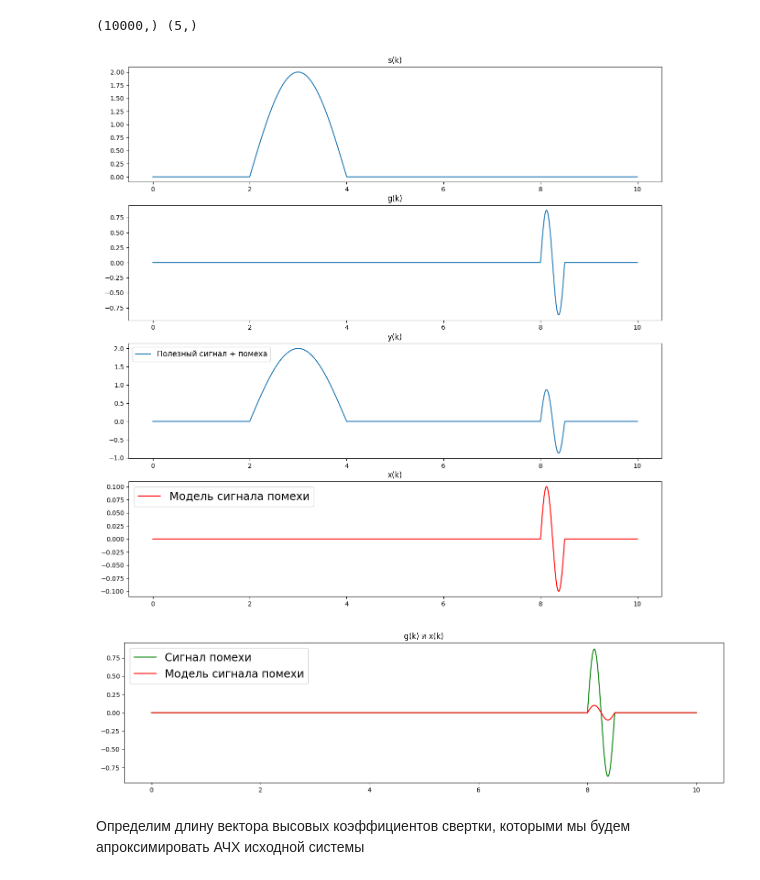
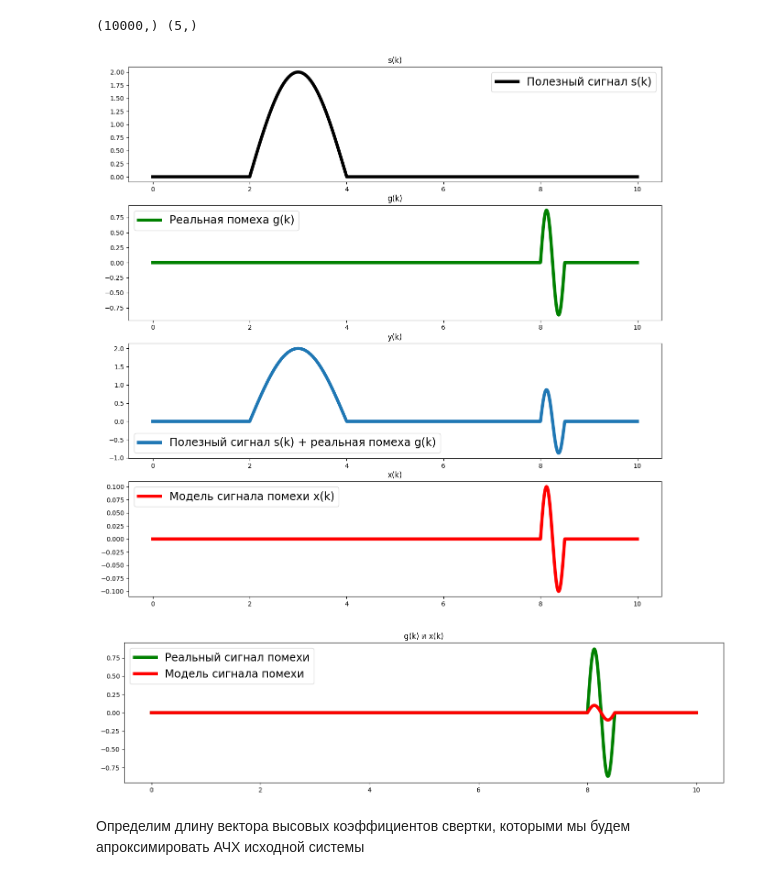
Before and after one commit to dd114/Adaptive-filter-1, a Jupyter notebook: Synthetic-signals3.ipynb, the cells around one changed output. Cells and saved outputs as stored; diff of their text form; code cells hidden in the pictures.

```diff
--- a/Synthetic-signals3.ipynb
+++ b/Synthetic-signals3.ipynb
@@ -39,39 +39,41 @@ second_input_1d = useful_signal + noise
 # %%
 freq_bound = 10000
 plt.figure(figsize=(15, 15))
 
 plt.subplot(4, 1, 1)
 plt.title("s(k)")
-plt.plot(t[:freq_bound], useful_signal[:freq_bound])
+plt.plot(t[:freq_bound], useful_signal[:freq_bound], color="k", linewidth=5, label="Полезный сигнал s(k)")
+plt.legend(loc="upper right", fontsize="xx-large")
 
 plt.subplot(4, 1, 2)
 plt.title("g(k)")
-plt.plot(t[:freq_bound], noise[:freq_bound])
+plt.plot(t[:freq_bound], noise[:freq_bound], color="g", linewidth=5, label="Реальная помеха g(k)")
+plt.legend(loc="upper left", fontsize="xx-large")
 
 plt.subplot(4, 1, 3)
 plt.title("y(k)")
-plt.plot(t, second_input_1d, label="Полезный сигнал + помеха")
-plt.legend(loc="upper left", fontsize="large")
+plt.plot(t, second_input_1d, linewidth=5, label="Полезный сигнал s(k) + реальная помеха g(k)")
+plt.legend(loc="lower left", fontsize="xx-large")
 
 plt.subplot(4, 1, 4)
 plt.title("x(k)")
-plt.plot(t[:freq_bound], first_input_1d[:freq_bound], color="r", label="Модель сигнала помехи")
+plt.plot(t[:freq_bound], first_input_1d[:freq_bound], color="r", linewidth=5, label="Модель сигнала помехи x(k)")
 plt.legend(loc="upper left", fontsize="xx-large")
 
 plt.show()
 # %% [output]
-[figure, old version]
+[figure, new version]
 # %%
 plt.figure(figsize=(17, 4))
 
 plt.title("g(k) и x(k)")
-plt.plot(t[:freq_bound], noise[:freq_bound], color="g", label="Сигнал помехи")
-plt.plot(t[:freq_bound], first_input_1d[:freq_bound], color="r", label="Модель сигнала помехи")
+plt.plot(t[:freq_bound], noise[:freq_bound], color="g", linewidth=5, label="Реальный сигнал помехи")
+plt.plot(t[:freq_bound], first_input_1d[:freq_bound], color="r", linewidth=5, label="Модель сигнала помехи")
 
 plt.legend(loc="upper left", fontsize="xx-large")
 plt.show()
 # %% [output]
-[figure, old version]
+[figure, new version]
 # %% [markdown]
 Определим длину вектора высовых коэффициентов свертки, которыми мы будем апроксимировать АЧХ исходной системы
 # %%
```
Also changed, not shown: parts of 2 cells of this notebook, 1 other file.
